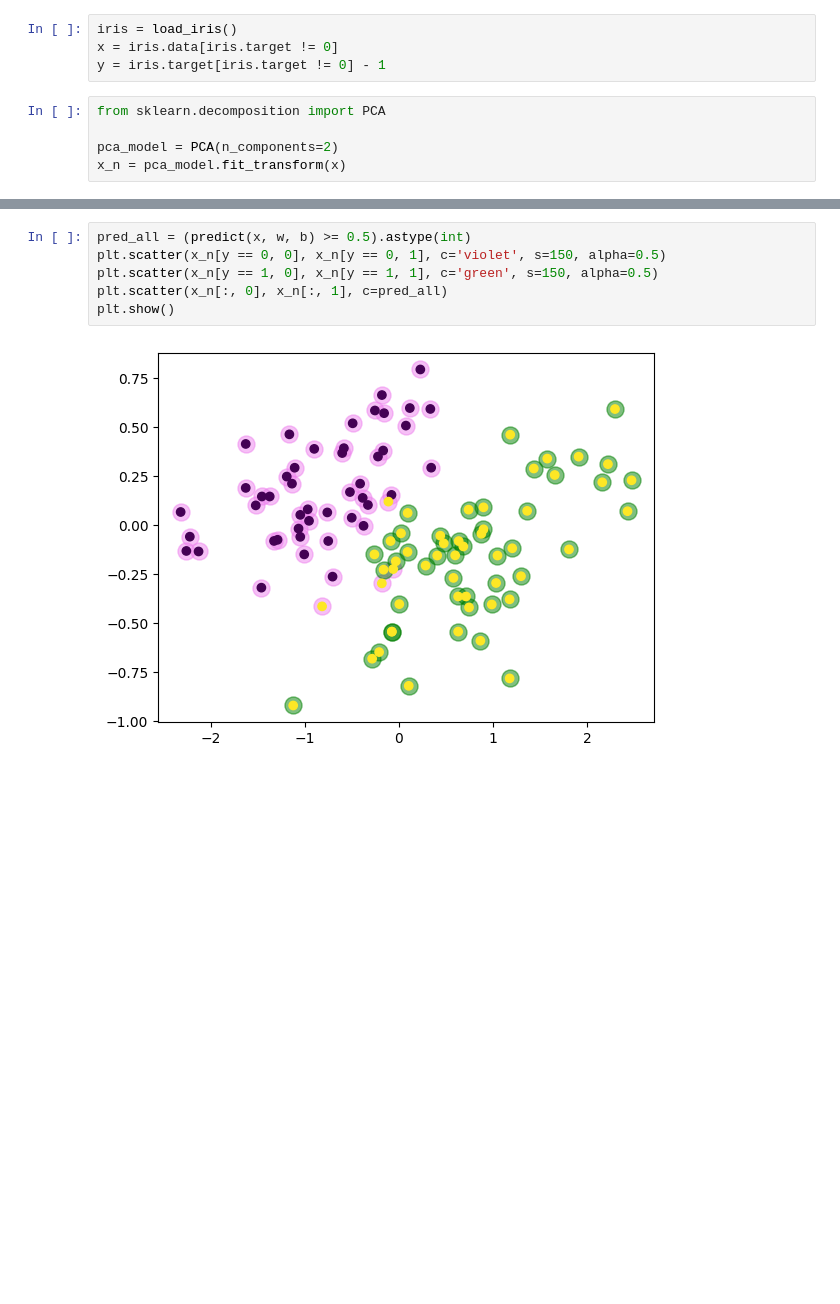
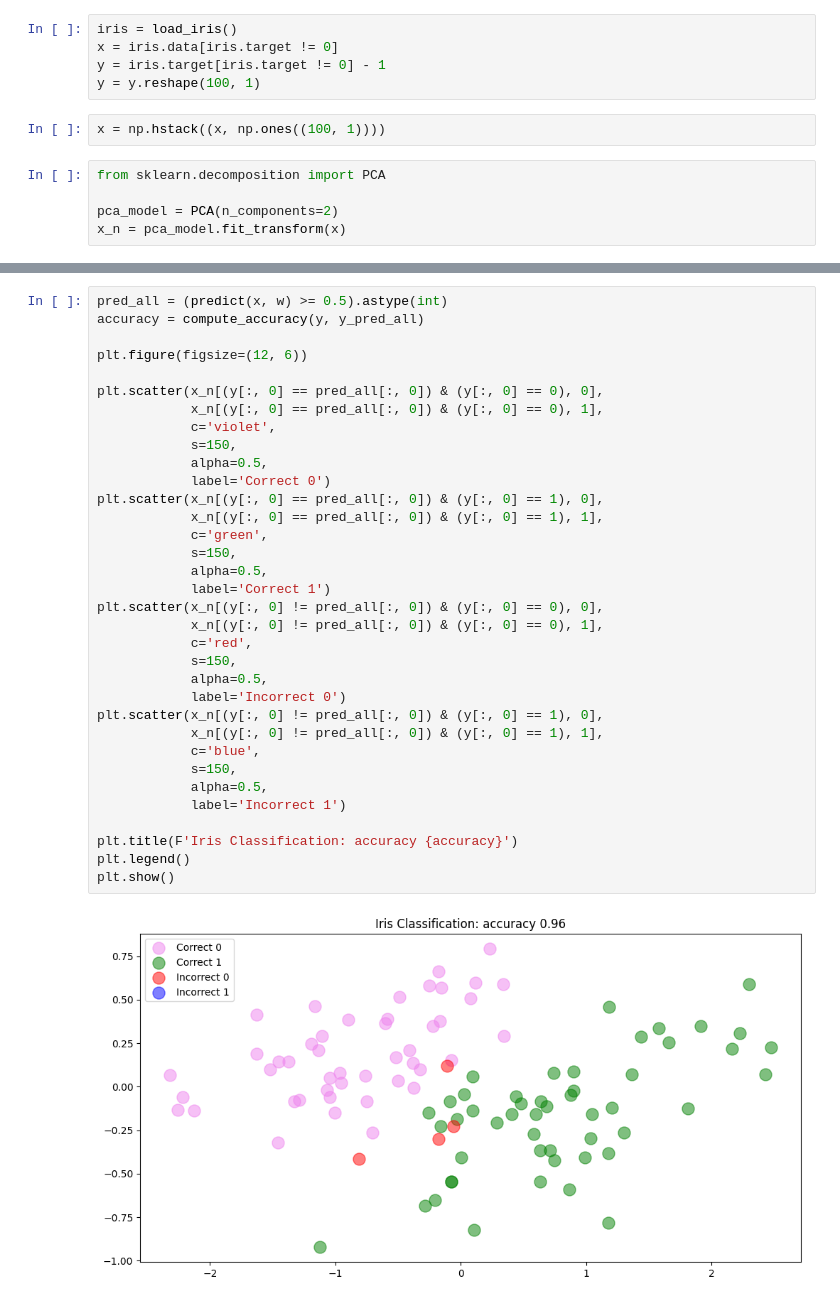
Before and after one commit to archimage-wiz/DS_ModelsParametersModule1, a Jupyter notebook: 03LossFuncOpt/hw.ipynb, the cells around one changed output, grey strips where cells are left out. Saved outputs shown, nothing was run; the diff lists cells and outputs as text; blank space fills up the shorter version.

```diff
--- a/03LossFuncOpt/hw.ipynb
+++ b/03LossFuncOpt/hw.ipynb
@@ -7,6 +7,9 @@ from sklearn.datasets import load_iris
 iris = load_iris()
 x = iris.data[iris.target != 0]
 y = iris.target[iris.target != 0] - 1
+y = y.reshape(100, 1)
+# %%
+x = np.hstack((x, np.ones((100, 1))))
 # %%
 from sklearn.decomposition import PCA
 
@@ -89,8 +101,36 @@ df.tail()
 # %%
-pred_all = (predict(x, w, b) >= 0.5).astype(int)
-plt.scatter(x_n[y == 0, 0], x_n[y == 0, 1], c='violet', s=150, alpha=0.5)
-plt.scatter(x_n[y == 1, 0], x_n[y == 1, 1], c='green', s=150, alpha=0.5)
-plt.scatter(x_n[:, 0], x_n[:, 1], c=pred_all)
+pred_all = (predict(x, w) >= 0.5).astype(int)
+accuracy = compute_accuracy(y, y_pred_all)
+
+plt.figure(figsize=(12, 6))
+
+plt.scatter(x_n[(y[:, 0] == pred_all[:, 0]) & (y[:, 0] == 0), 0],
+            x_n[(y[:, 0] == pred_all[:, 0]) & (y[:, 0] == 0), 1],
+            c='violet',
+            s=150,
+            alpha=0.5,
+            label='Correct 0')
+plt.scatter(x_n[(y[:, 0] == pred_all[:, 0]) & (y[:, 0] == 1), 0],
+            x_n[(y[:, 0] == pred_all[:, 0]) & (y[:, 0] == 1), 1],
+            c='green',
+            s=150,
+            alpha=0.5,
+            label='Correct 1')
+plt.scatter(x_n[(y[:, 0] != pred_all[:, 0]) & (y[:, 0] == 0), 0],
+            x_n[(y[:, 0] != pred_all[:, 0]) & (y[:, 0] == 0), 1],
+            c='red',
+            s=150,
+            alpha=0.5,
+            label='Incorrect 0')
+plt.scatter(x_n[(y[:, 0] != pred_all[:, 0]) & (y[:, 0] == 1), 0],
+            x_n[(y[:, 0] != pred_all[:, 0]) & (y[:, 0] == 1), 1],
+            c='blue',
+            s=150,
+            alpha=0.5,
+            label='Incorrect 1')
+
+plt.title(F'Iris Classification: accuracy {accuracy}')
+plt.legend()
 plt.show()
 # %% [output]
-[figure, old version]
+[figure, new version]
```
Also changed, not shown: parts of 4 cells of this notebook.
